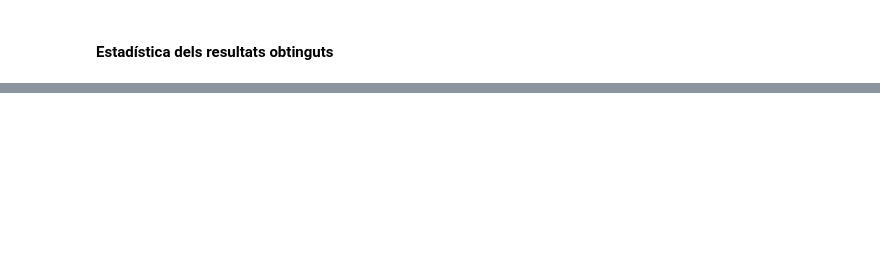
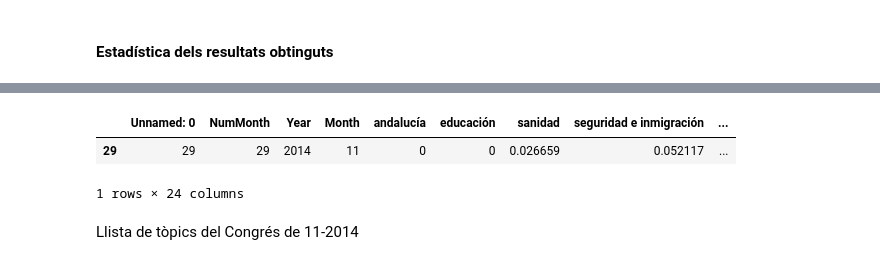
Before and after one commit to pablofs/SpanishTrendingPolitics, a Jupyter notebook: notebooks/0008_[output to MongoDB].ipynb, the cells around one changed output, grey strips where cells are left out. Drawn from its saved outputs; the diff is of its cells as text; code cells hidden in the pictures; blank space fills up the shorter version.

```diff
--- a/notebooks/0008_[output to MongoDB].ipynb
+++ b/notebooks/0008_[output to MongoDB].ipynb
@@ -1154,0 +2059,5 @@ La reforma del desempleo  -->  0.0  ( 3 )
+# %%
+import pandas as pd
+
+df = pd.read_csv('taula_per_mesos_words.csv')
+df
@@ -1154,0 +2083,13 @@ La reforma del desempleo  -->  0.0  ( 3 )
+# %%
+# rpt[rpt['STK_ID'].isin(stk_list)].
+
+# result_topic = barometro_topics_collection.find({'month': 11,'year': 2014})
+
+df_result = df[(df.Month==11) & (df.Year==2014)]
+df_result
+# %% [output]
+|  | Unnamed: 0 | NumMonth | Year | Month | andalucía | educación | sanidad | seguridad e inmigración | ... |
+| 29 | 29 | 29 | 2014 | 11 | 0 | 0 | 0.026659 | 0.052117 | ... |
+1 rows × 24 columns
+# %% [markdown]
+Llista de tòpics del Congrés de 11-2014
```
Also changed, not shown: parts of 59 cells of this notebook, 9 other files.
